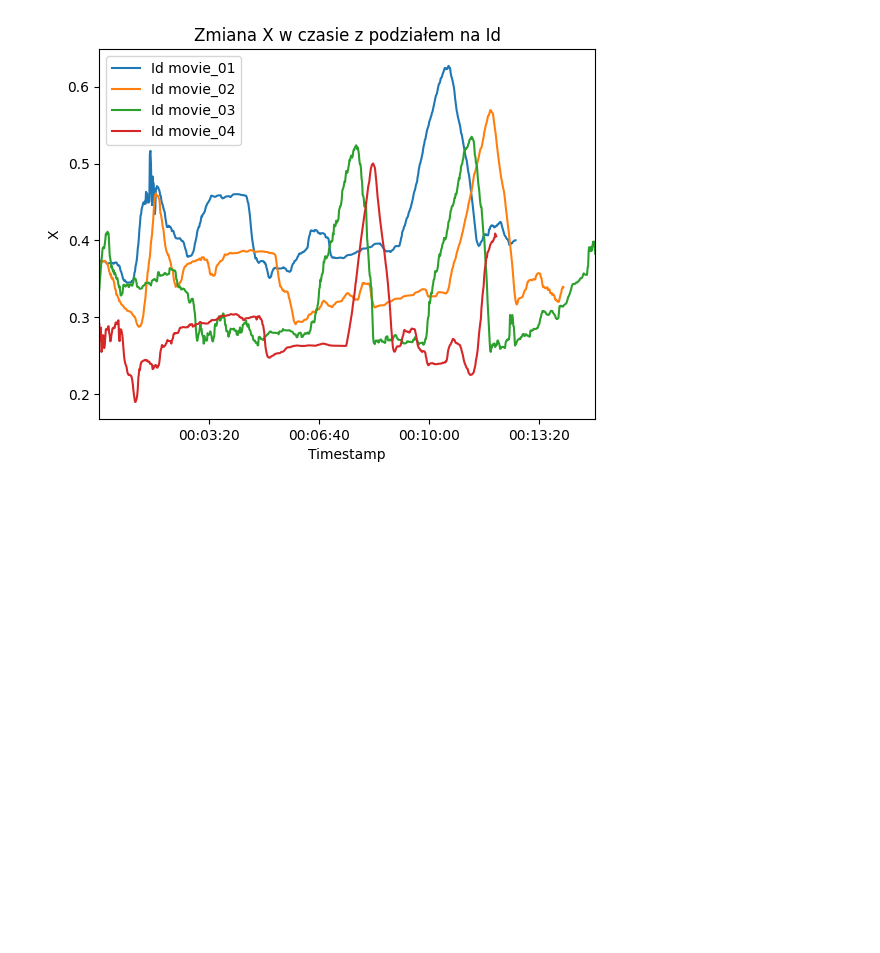
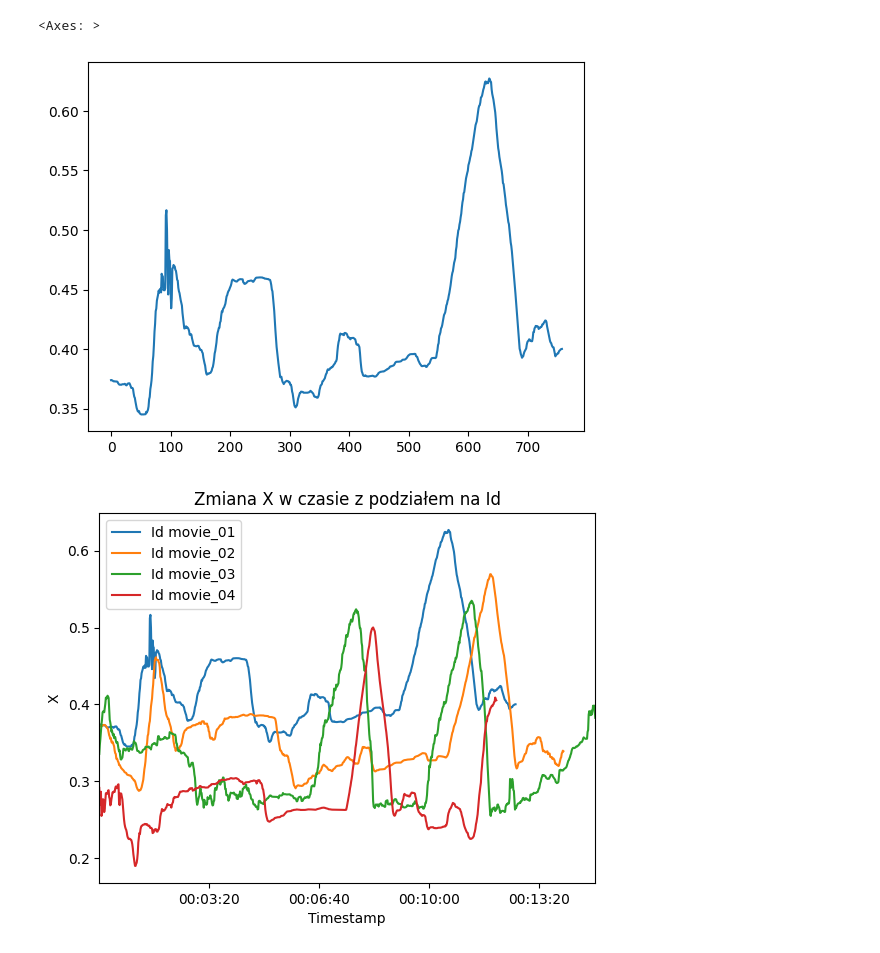
Before and after one commit to MateuszKunik/StrengthCoach, a Jupyter notebook: notebooks/0.1-mkunik-data-generation.ipynb, the cells around one changed output. Cells and saved outputs as stored; diff of their text form; code cells hidden in the pictures; blank space fills up the shorter version.

```diff
--- a/notebooks/0.1-mkunik-data-generation.ipynb
+++ b/notebooks/0.1-mkunik-data-generation.ipynb
@@ -16,3 +11,13 @@ pose = CustomPoseLandmark(mp_pose)
+# %%
+# Selected values of pose landmarks corresponding to PoseLandmark class from MediaPipe library
+values = [0, 11, 12, 13, 14, 15, 16, 19, 20, 23, 24, 25, 26, 27, 28, 31, 32]
+#values = list(range(33))
+
+# MediaPipe solutions
+mp_drawing = solutions.drawing_utils
+mp_pose = solutions.pose
+
+pose = CustomPoseLandmark(mp_pose, values)
 # %%
 def generate_dataframe(source, mp_pose, mp_drawing, custom_pose, detection_confidence=0.5, tracking_confidence=0.5, video_display=False):
     """
@@ -100,7 +105,7 @@ def generate_dataframe(source, mp_pose, mp_drawing, custom_pose, detection_confi
 
     return dataframe
 # %%
-main_path = Path('../data/raw/squat/')
+main_path = Path('../data/raw/deadlift/')
 dataframe = prepare_dataframe(pose)
 
 for file_path in main_path.iterdir():
@@ -108,10 +113,16 @@ for file_path in main_path.iterdir():
         source=file_path,
         mp_pose=mp_pose,
         mp_drawing=mp_drawing,
-        custom_pose=pose
+        custom_pose=pose,
+        video_display=True
     )
 
     dataframe = pd.concat([dataframe, tmp], ignore_index=True)
+# %%
+dataframe.loc[dataframe["Id"] == "movie_01", "nose_y"].plot()
+# %% [output]
+<Axes: >
+[figure, added]
 # %%
 import matplotlib.pyplot as plt
 
```
Also changed, not shown: parts of 1 cell of this notebook.
